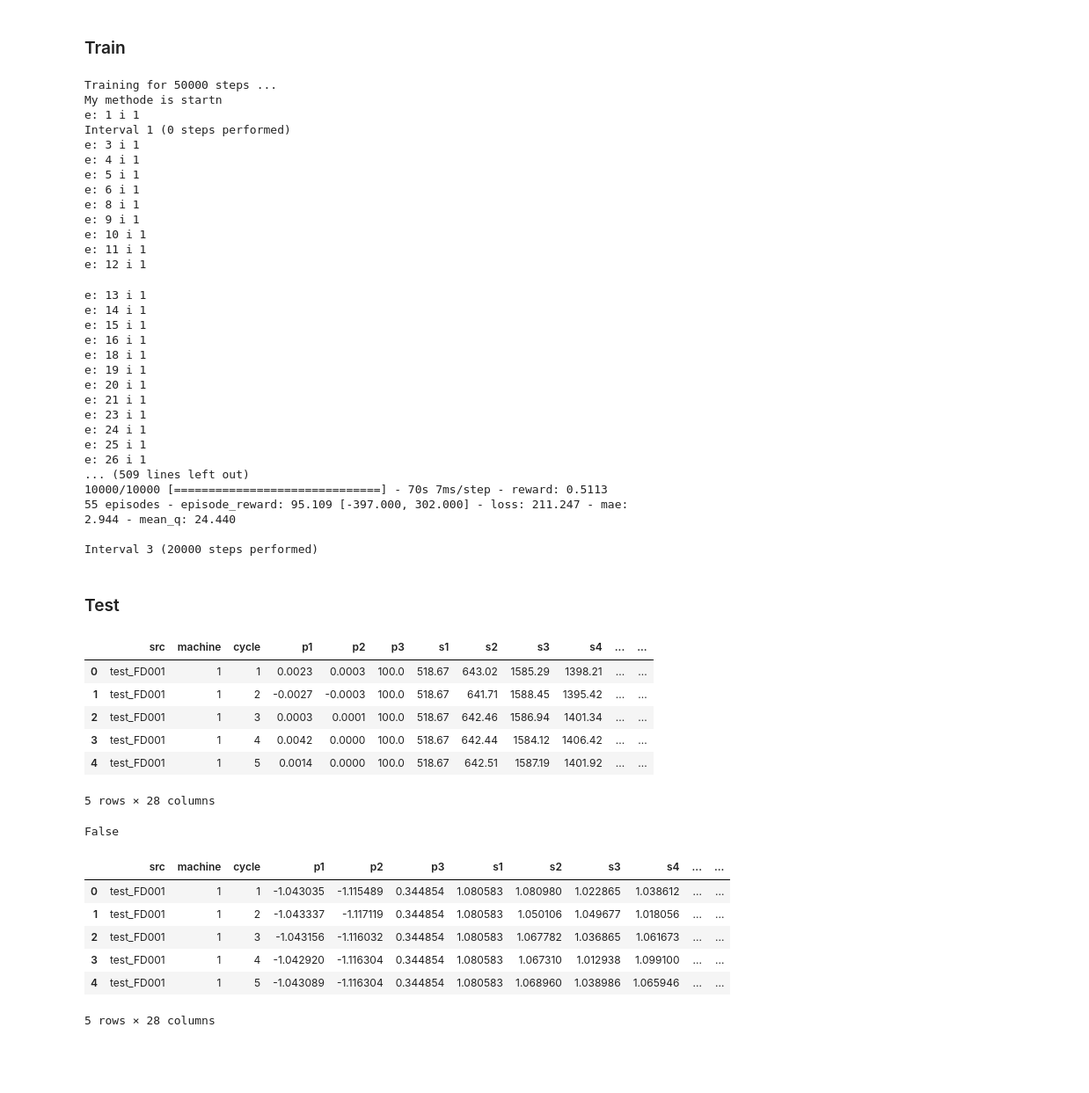
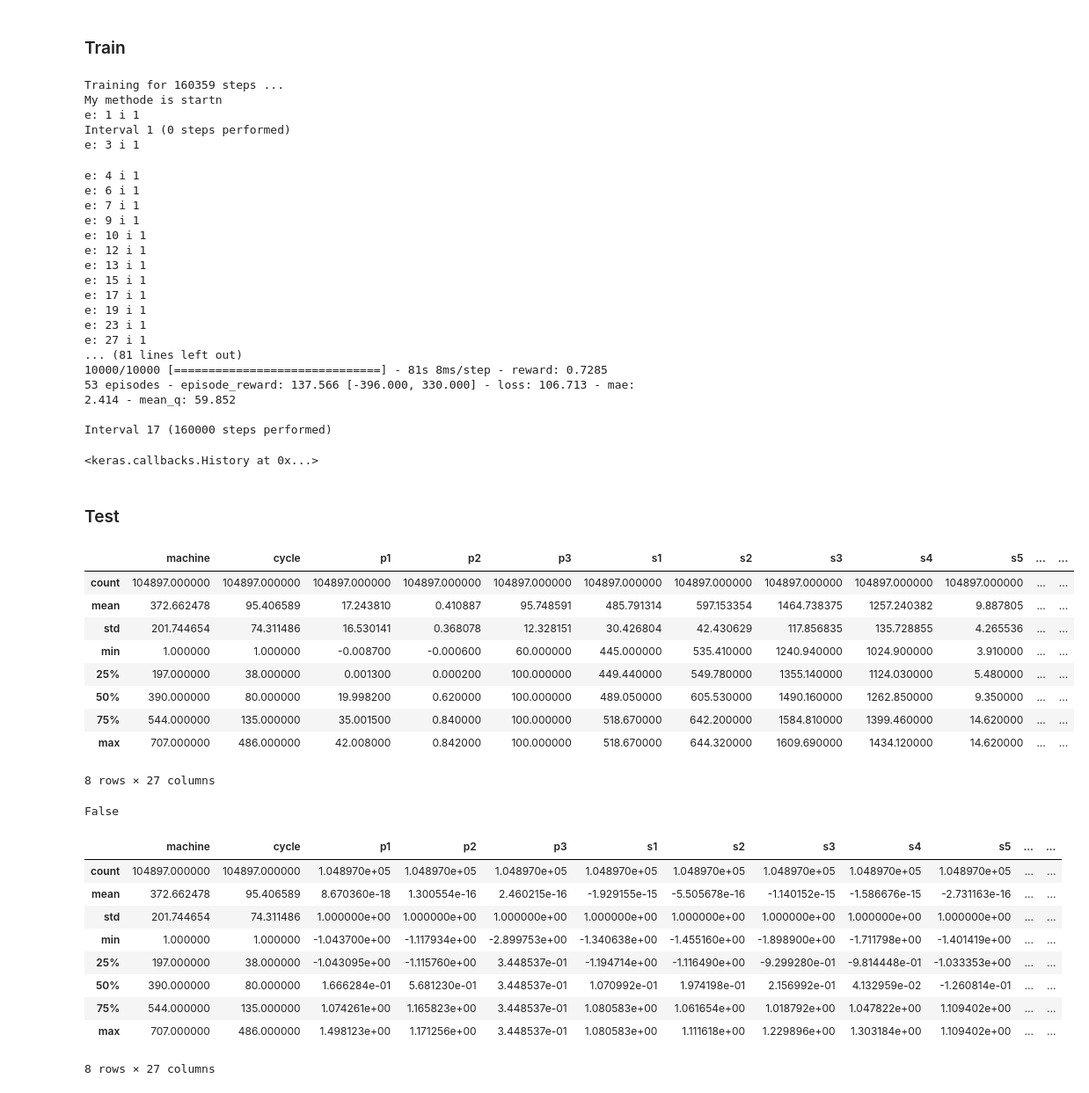
Before and after one commit to olestole/Turbine-RUL-RL, a Jupyter notebook: turbine-rul-rl.ipynb, the cells around one changed output. Shown at 88% size. Cells and saved outputs as stored; diff of their text form; code cells hidden in the pictures; blank space fills up the shorter version.

```diff
--- a/turbine-rul-rl.ipynb
+++ b/turbine-rul-rl.ipynb
@@ -154,37 +143,30 @@ To enable them in other operations, rebuild TensorFlow with the appropriate comp
 nb_episodes = data_sv['machine'].max()
 nb_steps = len(data_sv)
 # %%
-dqn.fit(env, nb_steps=50000, nb_episodes=nb_steps, nb_max_episode_steps=None, visualize=False, verbose=1)
+dqn.fit(env, nb_steps=nb_steps, nb_episodes=nb_steps, nb_max_episode_steps=None, visualize=False, verbose=1)
 # %% [output]
-Training for 50000 steps ...
+Training for 160359 steps ...
 My methode is startn
 e: 1 i 1
 Interval 1 (0 steps performed)
 e: 3 i 1
-e: 4 i 1
-e: 5 i 1
-e: 6 i 1
-e: 8 i 1
-e: 9 i 1
-e: 10 i 1
-e: 11 i 1
-e: 12 i 1
+e: 4 i 1
+e: 6 i 1
+e: 7 i 1
+e: 9 i 1
+e: 10 i 1
+e: 12 i 1
 e: 13 i 1
-e: 14 i 1
 e: 15 i 1
-e: 16 i 1
-e: 18 i 1
+e: 17 i 1
 e: 19 i 1
-e: 20 i 1
-e: 21 i 1
 e: 23 i 1
-e: 24 i 1
-e: 25 i 1
-e: 26 i 1
-... (509 lines left out)
-10000/10000 [==============================] - 70s 7ms/step - reward: 0.5113
-55 episodes - episode_reward: 95.109 [-397.000, 302.000] - loss: 211.247 - mae: 2.944 - mean_q: 24.440
+e: 27 i 1
+... (81 lines left out)
+10000/10000 [==============================] - 81s 8ms/step - reward: 0.7285
+53 episodes - episode_reward: 137.566 [-396.000, 330.000] - loss: 106.713 - mae: 2.414 - mean_q: 59.852
 
-Interval 3 (20000 steps performed)
+Interval 17 (160000 steps performed)
+<keras.callbacks.History at 0x...>
 # %% [markdown]
 ### Test
@@ -191,16 +182,22 @@ Interval 3 (20000 steps performed)
 # %%
 data_path = "./data"
 data_test = utils.load_data(data_path, test=True)
 dt_in_test = list(data_test.columns[3:-1])
-data_test.head()
+data_test.describe()
+
+# 707 machines
+# Max amount of cycles: 486
 # %% [output]
-|  | src | machine | cycle | p1 | p2 | p3 | s1 | s2 | s3 | s4 | ... | ... |
-| 0 | test_FD001 | 1 | 1 | 0.0023 | 0.0003 | 100.0 | 518.67 | 643.02 | 1585.29 | 1398.21 | ... | ... |
-| 1 | test_FD001 | 1 | 2 | -0.0027 | -0.0003 | 100.0 | 518.67 | 641.71 | 1588.45 | 1395.42 | ... | ... |
-| 2 | test_FD001 | 1 | 3 | 0.0003 | 0.0001 | 100.0 | 518.67 | 642.46 | 1586.94 | 1401.34 | ... | ... |
-| 3 | test_FD001 | 1 | 4 | 0.0042 | 0.0000 | 100.0 | 518.67 | 642.44 | 1584.12 | 1406.42 | ... | ... |
-| 4 | test_FD001 | 1 | 5 | 0.0014 | 0.0000 | 100.0 | 518.67 | 642.51 | 1587.19 | 1401.92 | ... | ... |
+|  | machine | cycle | p1 | p2 | p3 | s1 | s2 | s3 | s4 | s5 | ... | ... |
+| count | 104897.000000 | 104897.000000 | 104897.000000 | 104897.000000 | 104897.000000 | 104897.000000 | 104897.000000 | 104897.000000 | 104897.000000 | 104897.000000 | ... | ... |
+| mean | 372.662478 | 95.406589 | 17.243810 | 0.410887 | 95.748591 | 485.791314 | 597.153354 | 1464.738375 | 1257.240382 | 9.887805 | ... | ... |
+| std | 201.744654 | 74.311486 | 16.530141 | 0.368078 | 12.328151 | 30.426804 | 42.430629 | 117.856835 | 135.728855 | 4.265536 | ... | ... |
+| min | 1.000000 | 1.000000 | -0.008700 | -0.000600 | 60.000000 | 445.000000 | 535.410000 | 1240.940000 | 1024.900000 | 3.910000 | ... | ... |
+| 25% | 197.000000 | 38.000000 | 0.001300 | 0.000200 | 100.000000 | 449.440000 | 549.780000 | 1355.140000 | 1124.030000 | 5.480000 | ... | ... |
+| 50% | 390.000000 | 80.000000 | 19.998200 | 0.620000 | 100.000000 | 489.050000 | 605.530000 | 1490.160000 | 1262.850000 | 9.350000 | ... | ... |
+| 75% | 544.000000 | 135.000000 | 35.001500 | 0.840000 | 100.000000 | 518.670000 | 642.200000 | 1584.810000 | 1399.460000 | 14.620000 | ... | ... |
+| max | 707.000000 | 486.000000 | 42.008000 | 0.842000 | 100.000000 | 518.670000 | 644.320000 | 1609.690000 | 1434.120000 | 14.620000 | ... | ... |
-5 rows × 28 columns
+8 rows × 27 columns
 # %%
 # Check for null-values
 data_test[dt_in_test].isnull().any().any()
@@ -212,12 +209,15 @@ False
 # Standardize all the daa-columns
 data_sv_test = data_test.copy()
 data_sv_test[dt_in_test] = (data_sv_test[dt_in_test] - data_sv_test[dt_in_test].mean()) / data_sv_test[dt_in_test].std()
-data_sv_test.head()
+data_sv_test.describe()
 # %% [output]
-|  | src | machine | cycle | p1 | p2 | p3 | s1 | s2 | s3 | s4 | ... | ... |
-| 0 | test_FD001 | 1 | 1 | -1.043035 | -1.115489 | 0.344854 | 1.080583 | 1.080980 | 1.022865 | 1.038612 | ... | ... |
-| 1 | test_FD001 | 1 | 2 | -1.043337 | -1.117119 | 0.344854 | 1.080583 | 1.050106 | 1.049677 | 1.018056 | ... | ... |
-| 2 | test_FD001 | 1 | 3 | -1.043156 | -1.116032 | 0.344854 | 1.080583 | 1.067782 | 1.036865 | 1.061673 | ... | ... |
-| 3 | test_FD001 | 1 | 4 | -1.042920 | -1.116304 | 0.344854 | 1.080583 | 1.067310 | 1.012938 | 1.099100 | ... | ... |
-| 4 | test_FD001 | 1 | 5 | -1.043089 | -1.116304 | 0.344854 | 1.080583 | 1.068960 | 1.038986 | 1.065946 | ... | ... |
+|  | machine | cycle | p1 | p2 | p3 | s1 | s2 | s3 | s4 | s5 | ... | ... |
+| count | 104897.000000 | 104897.000000 | 1.048970e+05 | 1.048970e+05 | 1.048970e+05 | 1.048970e+05 | 1.048970e+05 | 1.048970e+05 | 1.048970e+05 | 1.048970e+05 | ... | ... |
+| mean | 372.662478 | 95.406589 | 8.670360e-18 | 1.300554e-16 | 2.460215e-16 | -1.929155e-15 | -5.505678e-16 | -1.140152e-15 | -1.586676e-15 | -2.731163e-16 | ... | ... |
+| std | 201.744654 | 74.311486 | 1.000000e+00 | 1.000000e+00 | 1.000000e+00 | 1.000000e+00 | 1.000000e+00 | 1.000000e+00 | 1.000000e+00 | 1.000000e+00 | ... | ... |
+| min | 1.000000 | 1.000000 | -1.043700e+00 | -1.117934e+00 | -2.899753e+00 | -1.340638e+00 | -1.455160e+00 | -1.898900e+00 | -1.711798e+00 | -1.401419e+00 | ... | ... |
+| 25% | 197.000000 | 38.000000 | -1.043095e+00 | -1.115760e+00 | 3.448537e-01 | -1.194714e+00 | -1.116490e+00 | -9.299280e-01 | -9.814448e-01 | -1.033353e+00 | ... | ... |
+| 50% | 390.000000 | 80.000000 | 1.666284e-01 | 5.681230e-01 | 3.448537e-01 | 1.070992e-01 | 1.974198e-01 | 2.156992e-01 | 4.132959e-02 | -1.260814e-01 | ... | ... |
+| 75% | 544.000000 | 135.000000 | 1.074261e+00 | 1.165823e+00 | 3.448537e-01 | 1.080583e+00 | 1.061654e+00 | 1.018792e+00 | 1.047822e+00 | 1.109402e+00 | ... | ... |
+| max | 707.000000 | 486.000000 | 1.498123e+00 | 1.171256e+00 | 3.448537e-01 | 1.080583e+00 | 1.111618e+00 | 1.229896e+00 | 1.303184e+00 | 1.109402e+00 | ... | ... |
-5 rows × 28 columns
+8 rows × 27 columns
```
Also changed, not shown: parts of 11 cells of this notebook, 4 other files.
